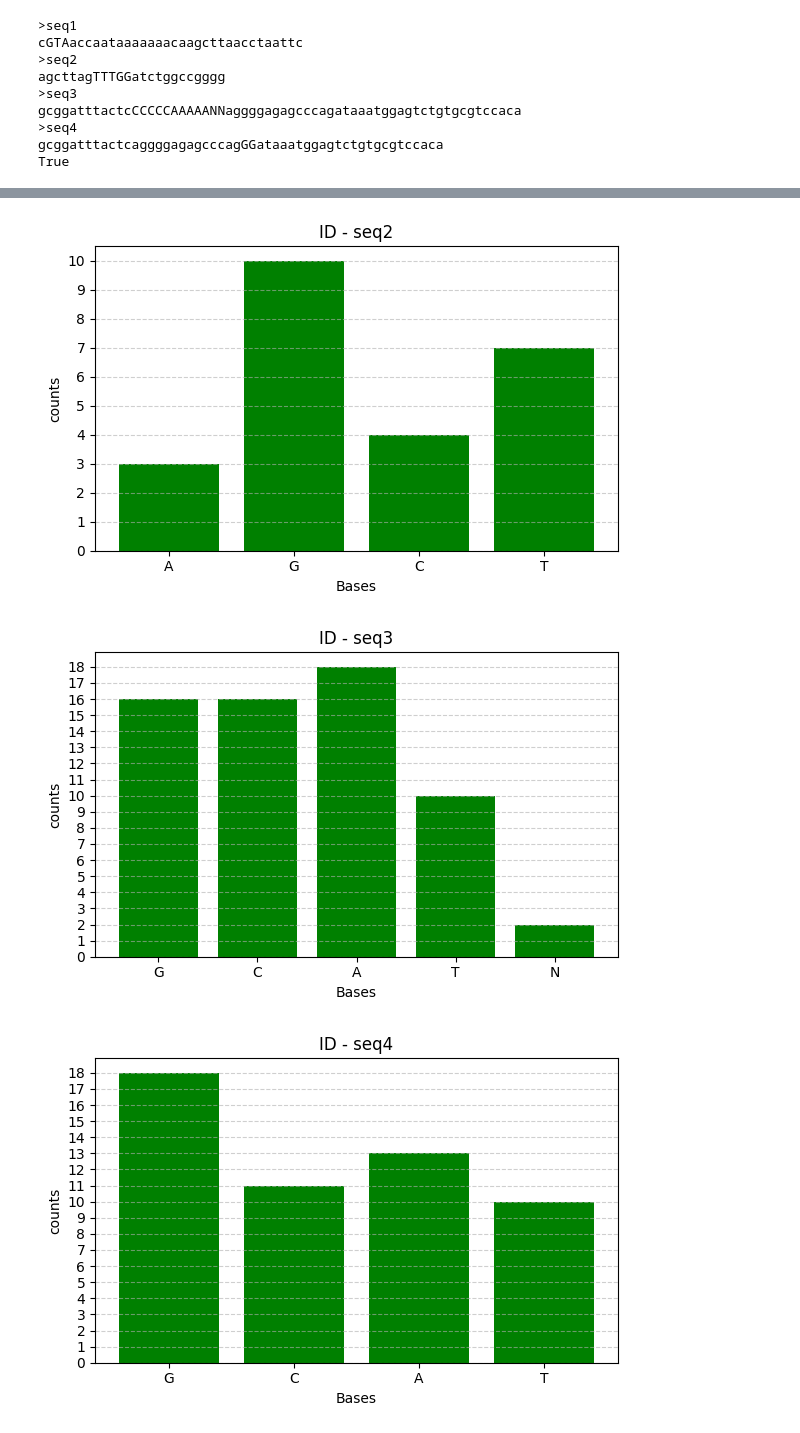
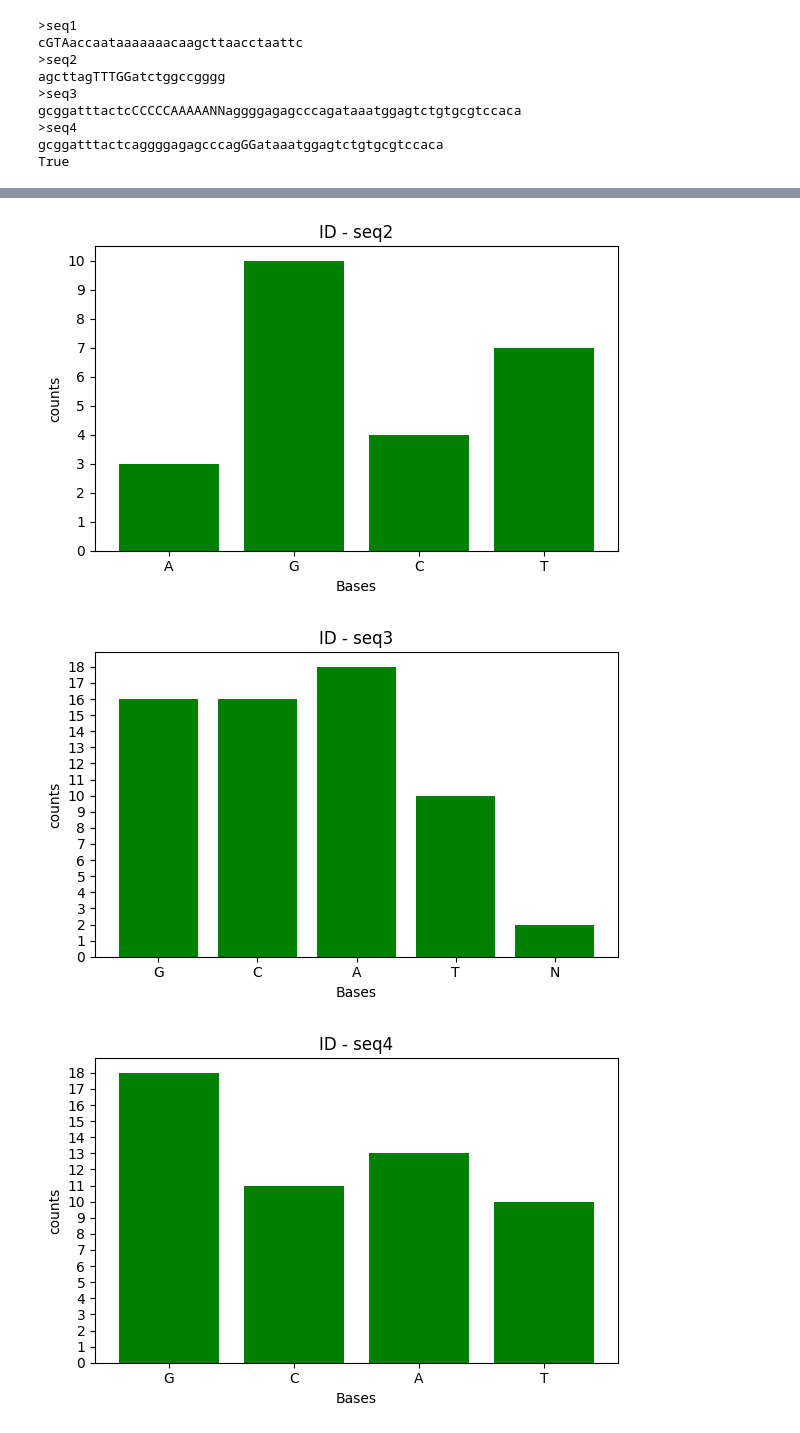
Before and after one commit to Zm-ah/python_-zineb-_-mouhib-_-DE25_lab1-, a Jupyter notebook: lab1.py/task1.ipynb, the cells around one changed output, grey strips where cells are left out. Cells and saved outputs as stored; diff of their text form; code cells hidden in the pictures.

```diff
--- a/lab1.py/task1.ipynb
+++ b/lab1.py/task1.ipynb
@@ -84,7 +84,6 @@ for seq_ID, base_counts in all_sequences.items():
     plt.xlabel("Bases")
     plt.ylabel("counts")
     plt.yticks(range(0, max(counts)+1)) # I got problem her ylable max 17,5 nad and i har int number, so i added +1
-    plt.grid(axis='y', linestyle='--', alpha=0.6)
     plt.tight_layout()
     plt.show()
 # %% [output]
@@ -92,3 +91,3 @@ for seq_ID, base_counts in all_sequences.items():
-[figure, old version]
+[figure, new version]
-[figure, old version]
+[figure, new version]
-[figure, old version]
+[figure, new version]
```
Also changed, not shown: parts of 1 cell of this notebook, 1 other file.
